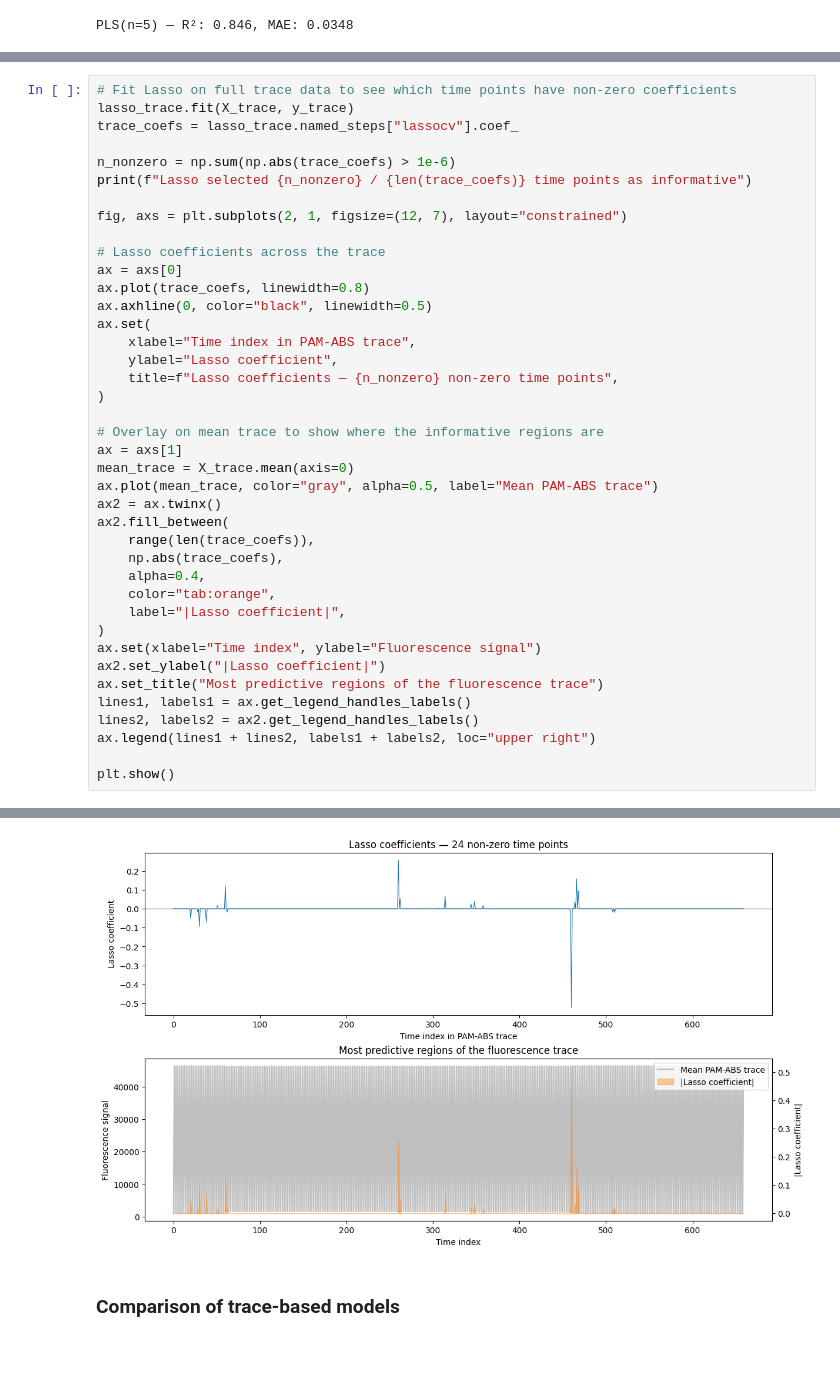
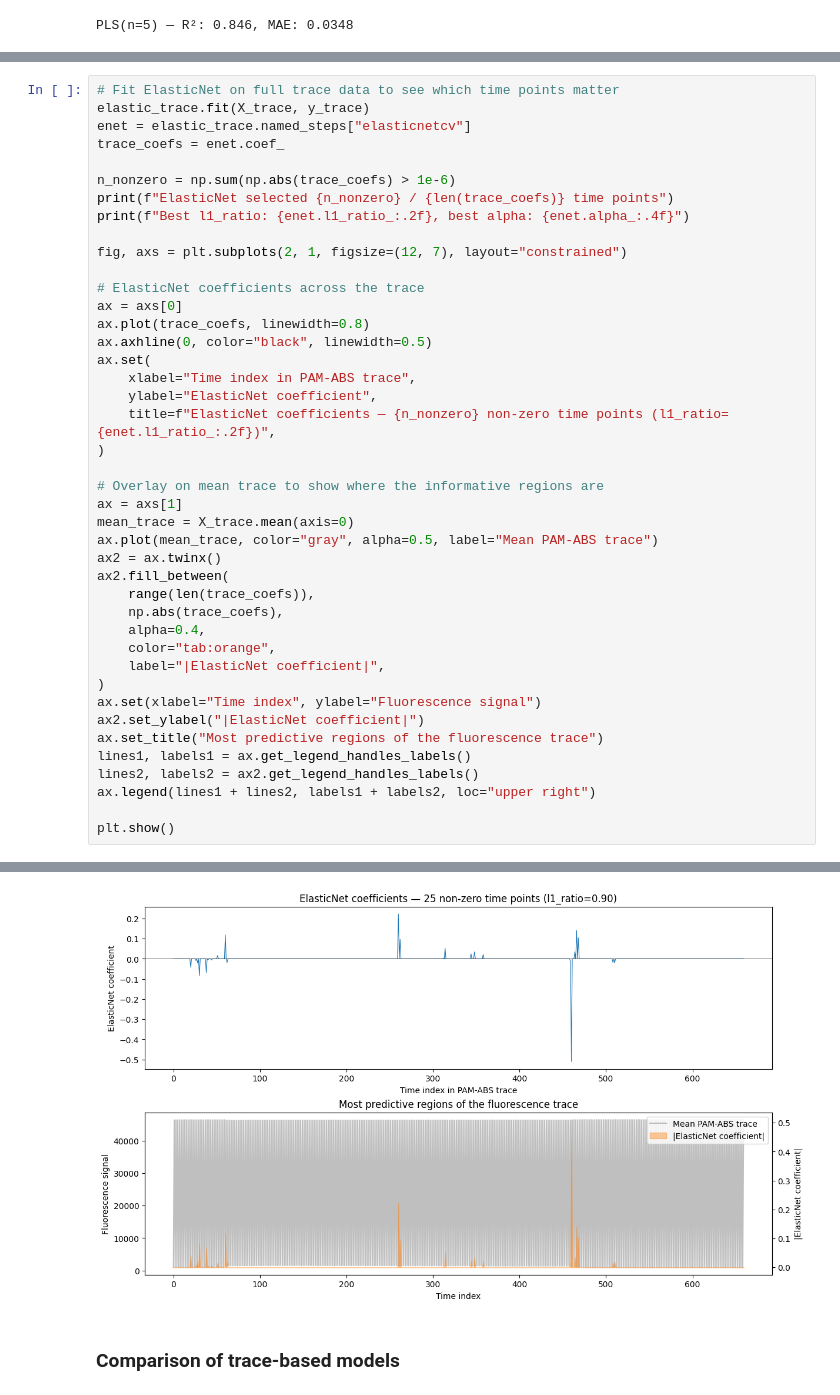
Before and after one commit to Computational-Biology-Aachen/2026-photosynthesis-hackathon-template, a Jupyter notebook: advanced/ml-prediction.ipynb, the cells around one changed output, grey strips where cells are left out. Drawn from its saved outputs; the diff is of its cells as text; blank space fills up the shorter version.

```diff
--- a/advanced/ml-prediction.ipynb
+++ b/advanced/ml-prediction.ipynb
@@ -388,21 +407,23 @@ Lasso (traces) R² = 0.825 ± 0.160
 # %%
-# Fit Lasso on full trace data to see which time points have non-zero coefficients
-lasso_trace.fit(X_trace, y_trace)
-trace_coefs = lasso_trace.named_steps["lassocv"].coef_
+# Fit ElasticNet on full trace data to see which time points matter
+elastic_trace.fit(X_trace, y_trace)
+enet = elastic_trace.named_steps["elasticnetcv"]
+trace_coefs = enet.coef_
 
 n_nonzero = np.sum(np.abs(trace_coefs) > 1e-6)
-print(f"Lasso selected {n_nonzero} / {len(trace_coefs)} time points as informative")
+print(f"ElasticNet selected {n_nonzero} / {len(trace_coefs)} time points")
+print(f"Best l1_ratio: {enet.l1_ratio_:.2f}, best alpha: {enet.alpha_:.4f}")
 
 fig, axs = plt.subplots(2, 1, figsize=(12, 7), layout="constrained")
 
-# Lasso coefficients across the trace
+# ElasticNet coefficients across the trace
 ax = axs[0]
 ax.plot(trace_coefs, linewidth=0.8)
 ax.axhline(0, color="black", linewidth=0.5)
 ax.set(
     xlabel="Time index in PAM-ABS trace",
-    ylabel="Lasso coefficient",
-    title=f"Lasso coefficients — {n_nonzero} non-zero time points",
+    ylabel="ElasticNet coefficient",
+    title=f"ElasticNet coefficients — {n_nonzero} non-zero time points (l1_ratio={enet.l1_ratio_:.2f})",
 )
 
 # Overlay on mean trace to show where the informative regions are
@@ -415,10 +436,10 @@ ax2.fill_between(
     np.abs(trace_coefs),
     alpha=0.4,
     color="tab:orange",
-    label="|Lasso coefficient|",
+    label="|ElasticNet coefficient|",
 )
 ax.set(xlabel="Time index", ylabel="Fluorescence signal")
-ax2.set_ylabel("|Lasso coefficient|")
+ax2.set_ylabel("|ElasticNet coefficient|")
 ax.set_title("Most predictive regions of the fluorescence trace")
 lines1, labels1 = ax.get_legend_handles_labels()
 lines2, labels2 = ax2.get_legend_handles_labels()
@@ -430,4 +452,4 @@ Lasso selected 24 / 660 time points as informative
-[figure, old version]
+[figure, new version]
 # %% [markdown]
 ### Comparison of trace-based models
 # %%
```
Also changed, not shown: parts of 8 cells of this notebook, 3 other files.
